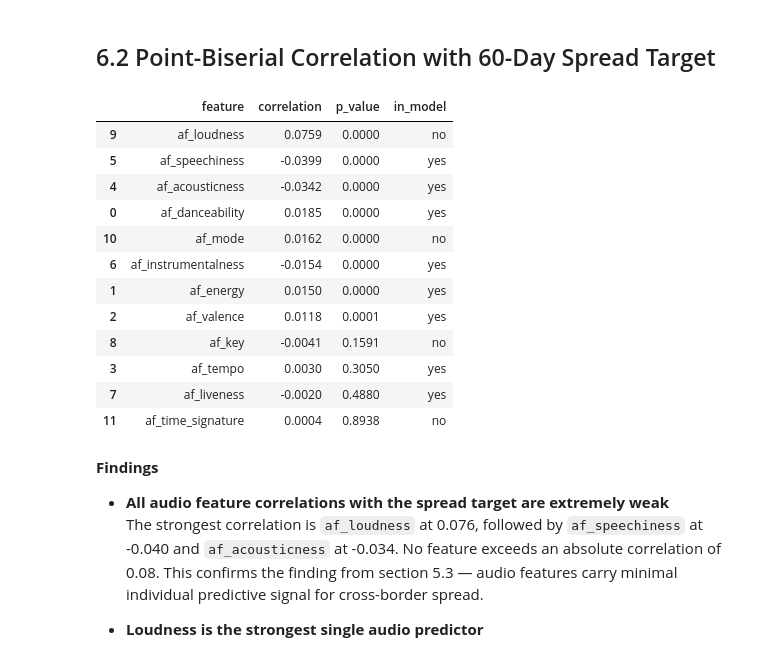
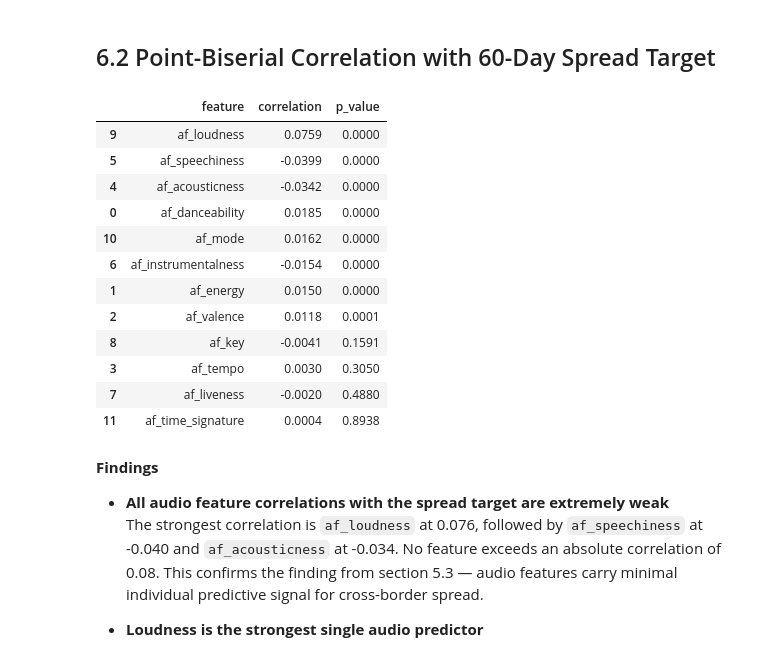
Before and after one commit to mchlkan/ML_Group_AB, a Jupyter notebook: notebooks/02_EDA.ipynb, the cells around one changed output. Saved outputs shown, nothing was run; the diff lists cells and outputs as text; code cells hidden in the pictures.

```diff
--- a/notebooks/02_EDA.ipynb
+++ b/notebooks/02_EDA.ipynb
@@ -900,22 +900,23 @@ plot_bar(
 feature_groups = {
     "audio_features": [
         "af_danceability", "af_energy", "af_valence", "af_tempo",
-        "af_acousticness", "af_speechiness", "af_instrumentalness", "af_liveness"
+        "af_acousticness", "af_speechiness", "af_instrumentalness", "af_liveness",
+        "af_key", "af_loudness", "af_mode", "af_time_signature"
     ],
     "track_metadata": [
         "title", "artist", "album", "release_date", "explicit", "duration_ms",
-        "track_id", "artist_id"
+        "track_id"
     ],
     "chart_fields": [
         "date", "rank", "streams", "region", "chart", "trend"
     ],
     "country_context": [
-        "country_continent", "country_languages", "country_population",
-        "country_area_km2", "country_gdp", "country_urban_pop_pct"
+        "country_continent", "country_official_language", "country_population"
     ],
-    "distance_metrics": [
-        "dist_hofstede", "dist_wvs", "dist_hall", "dist_hall_wvs",
-        "dist_hofstede_wvs", "dist_hofstede_hall", "dist_hofstede_hall_wvs"
+    "cultural_distance": [
+        "cultural_distance_mean", "cultural_distance_median",
+        "cultural_distance_min", "cultural_distance_max",
+        "cultural_distance_count", "cultural_top5_targets"
     ]
 }
 
@@ -4011,55 +3993,48 @@ WITH spread_60d AS (
                  AND scfe.first_entry_date <= sfge.first_global_entry_date + INTERVAL 60 DAY
                 THEN scfe.region END) > 0 THEN 1 ELSE 0
         END AS did_spread_60d
     FROM song_first_global_entry sfge
     LEFT JOIN song_country_first_entry scfe ON sfge.track_id = scfe.track_id
     GROUP BY 1
 )
 SELECT s.did_spread_60d, t.*
 FROM spread_60d s
 JOIN track_audio_df t ON s.track_id = t.track_id
 """)
 
-# All 12 audio features
+# All 12 audio features retained for modeling
 feature_cols_all = [
     'af_danceability', 'af_energy', 'af_valence', 'af_tempo',
     'af_acousticness', 'af_speechiness', 'af_instrumentalness', 'af_liveness',
     'af_key', 'af_loudness', 'af_mode', 'af_time_signature'
-]
-
-# 8 continuous features (used downstream in VIF, excludes key/mode/time_signature)
-feature_cols = [
-    'af_danceability', 'af_energy', 'af_valence', 'af_tempo',
-    'af_acousticness', 'af_speechiness', 'af_instrumentalness', 'af_liveness'
 ]
 
 pb_results = []
 for col in feature_cols_all:
     valid = spread_label_df[['did_spread_60d', col]].dropna()
     corr, pval = pointbiserialr(valid['did_spread_60d'], valid[col])
     pb_results.append({
         'feature': col,
         'correlation': round(corr, 4),
-        'p_value': round(pval, 4),
-        'in_model': 'yes' if col in feature_cols else 'no'
+        'p_value': round(pval, 4)
     })
 
 pb_df = pd.DataFrame(pb_results).sort_values('correlation', key=abs, ascending=False)
 pb_df
 # %% [output]
-|  | feature | correlation | p_value | in_model |
-| 9 | af_loudness | 0.0759 | 0.0000 | no |
-| 5 | af_speechiness | -0.0399 | 0.0000 | yes |
-| 4 | af_acousticness | -0.0342 | 0.0000 | yes |
-| 0 | af_danceability | 0.0185 | 0.0000 | yes |
-| 10 | af_mode | 0.0162 | 0.0000 | no |
-| 6 | af_instrumentalness | -0.0154 | 0.0000 | yes |
-| 1 | af_energy | 0.0150 | 0.0000 | yes |
-| 2 | af_valence | 0.0118 | 0.0001 | yes |
-| 8 | af_key | -0.0041 | 0.1591 | no |
-| 3 | af_tempo | 0.0030 | 0.3050 | yes |
-| 7 | af_liveness | -0.0020 | 0.4880 | yes |
-| 11 | af_time_signature | 0.0004 | 0.8938 | no |
+|  | feature | correlation | p_value |
+| 9 | af_loudness | 0.0759 | 0.0000 |
+| 5 | af_speechiness | -0.0399 | 0.0000 |
+| 4 | af_acousticness | -0.0342 | 0.0000 |
+| 0 | af_danceability | 0.0185 | 0.0000 |
+| 10 | af_mode | 0.0162 | 0.0000 |
+| 6 | af_instrumentalness | -0.0154 | 0.0000 |
+| 1 | af_energy | 0.0150 | 0.0000 |
+| 2 | af_valence | 0.0118 | 0.0001 |
+| 8 | af_key | -0.0041 | 0.1591 |
+| 3 | af_tempo | 0.0030 | 0.3050 |
+| 7 | af_liveness | -0.0020 | 0.4880 |
+| 11 | af_time_signature | 0.0004 | 0.8938 |
 # %% [markdown]
 **Findings**
 
```
Also changed, not shown: parts of 15 cells of this notebook.
